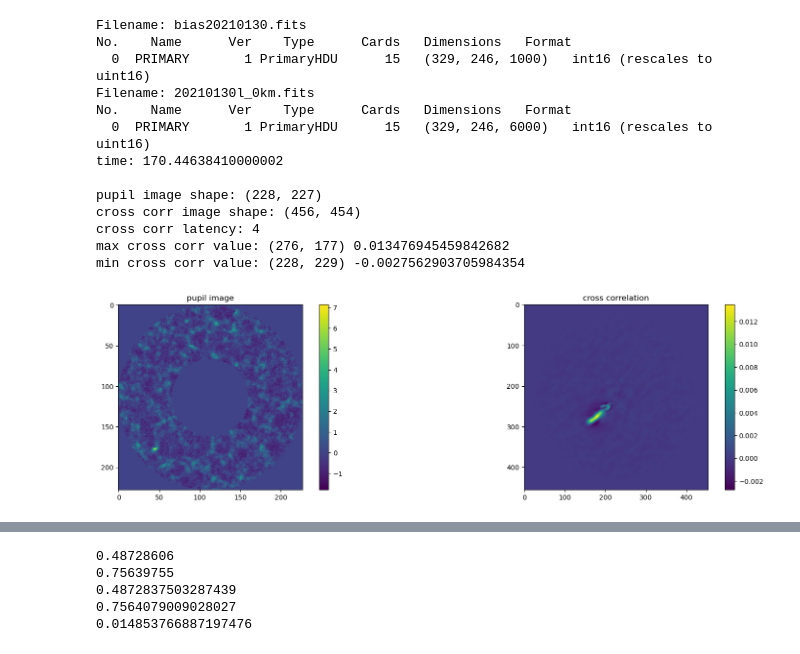
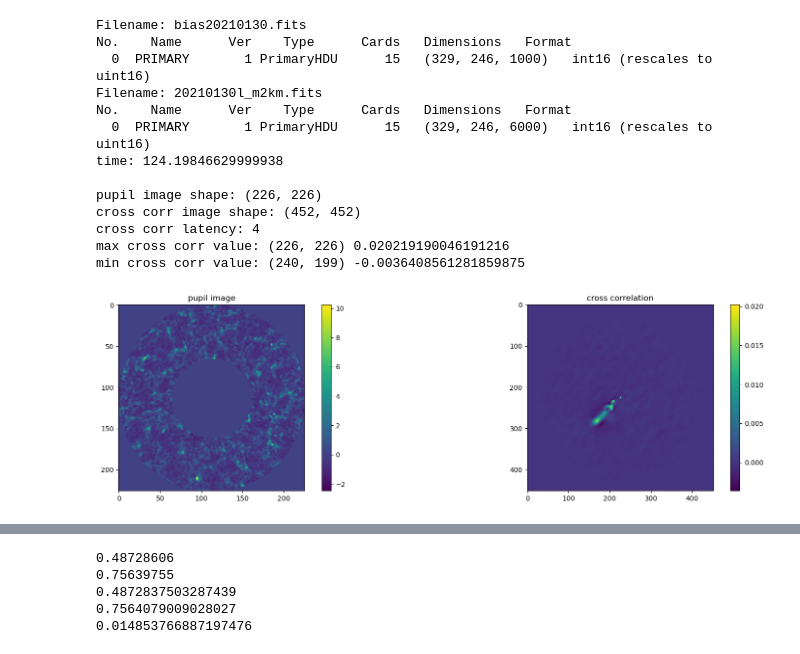
Before and after one commit to AntonMate/domecam, a Jupyter notebook: draft.ipynb, the cells around one changed output, grey strips where cells are left out. Cells and saved outputs as stored; diff of their text form; code cells hidden in the pictures.

```diff
--- a/draft.ipynb
+++ b/draft.ipynb
@@ -237,42 +239,42 @@ def run(file, file_bias=None, latency=None):
     print('time:', time.perf_counter()-st)
     return frame, data_corr, sec_per_frame
 # %%
-file = '20210130l_0km.fits'  # 'lol_m2km.fits' '20210130l_m2km.fits'
+file = '20210130l_m2km.fits'  # 'lol_m2km.fits' '20210130l_m2km.fits'
 file_bias = 'bias20210130.fits'
 resp_f = np.loadtxt("D:/astro/domecam/resp_f.gz")
 latency = 4
 pupil_diameter = 2.5
 
 frame, data_corr, sec_per_frame = run(file, file_bias=file_bias, latency=latency)
 
 fig, (ax, ax2) = plt.subplots(1, 2, figsize=(20, 5))
 
 fig.colorbar(ax.imshow(frame), ax = ax)
 ax.set_title(f'pupil image')
 
 fig.colorbar(ax2.imshow(data_corr), ax = ax2)
 ax2.set_title(f'cross correlation')
 
 # np.savetxt(f'C:/astro/domecam/data_corr{latency}.gz', data_corr)
 # np.savetxt('C:/astro/domecam/frame.gz', frame)
 print('')
 print('pupil image shape:', frame.shape)
 print('cross corr image shape:', data_corr.shape)
 print('cross corr latency:', latency)
 print('max cross corr value:', np.unravel_index(np.argmax(data_corr), data_corr.shape), np.max(data_corr))
 print('min cross corr value:', np.unravel_index(np.argmin(data_corr), data_corr.shape), np.min(data_corr))
 # %% [output]
 Filename: bias20210130.fits
 No.    Name      Ver    Type      Cards   Dimensions   Format
   0  PRIMARY       1 PrimaryHDU      15   (329, 246, 1000)   int16 (rescales to uint16)
-Filename: 20210130l_0km.fits
+Filename: 20210130l_m2km.fits
 No.    Name      Ver    Type      Cards   Dimensions   Format
   0  PRIMARY       1 PrimaryHDU      15   (329, 246, 6000)   int16 (rescales to uint16)
-time: 170.44638410000002
+time: 124.19846629999938
 
-pupil image shape: (228, 227)
-cross corr image shape: (456, 454)
+pupil image shape: (226, 226)
+cross corr image shape: (452, 452)
 cross corr latency: 4
-max cross corr value: (276, 177) 0.013476945459842682
-min cross corr value: (228, 229) -0.0027562903705984354
+max cross corr value: (226, 226) 0.020219190046191216
+min cross corr value: (240, 199) -0.0036408561281859875
-[figure, old version]
+[figure, new version]
```
Also changed, not shown: parts of 4 cells of this notebook, 1 other file.
